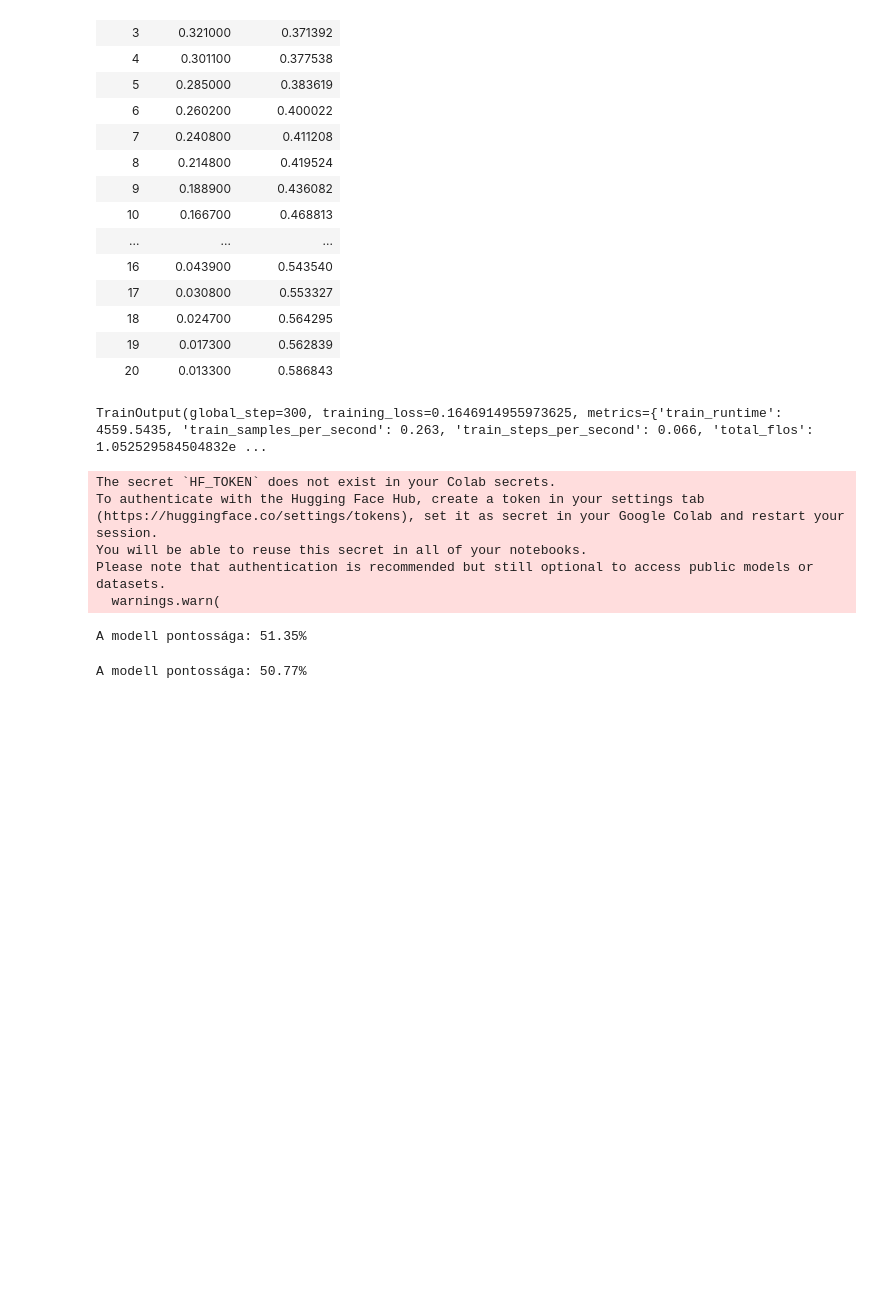
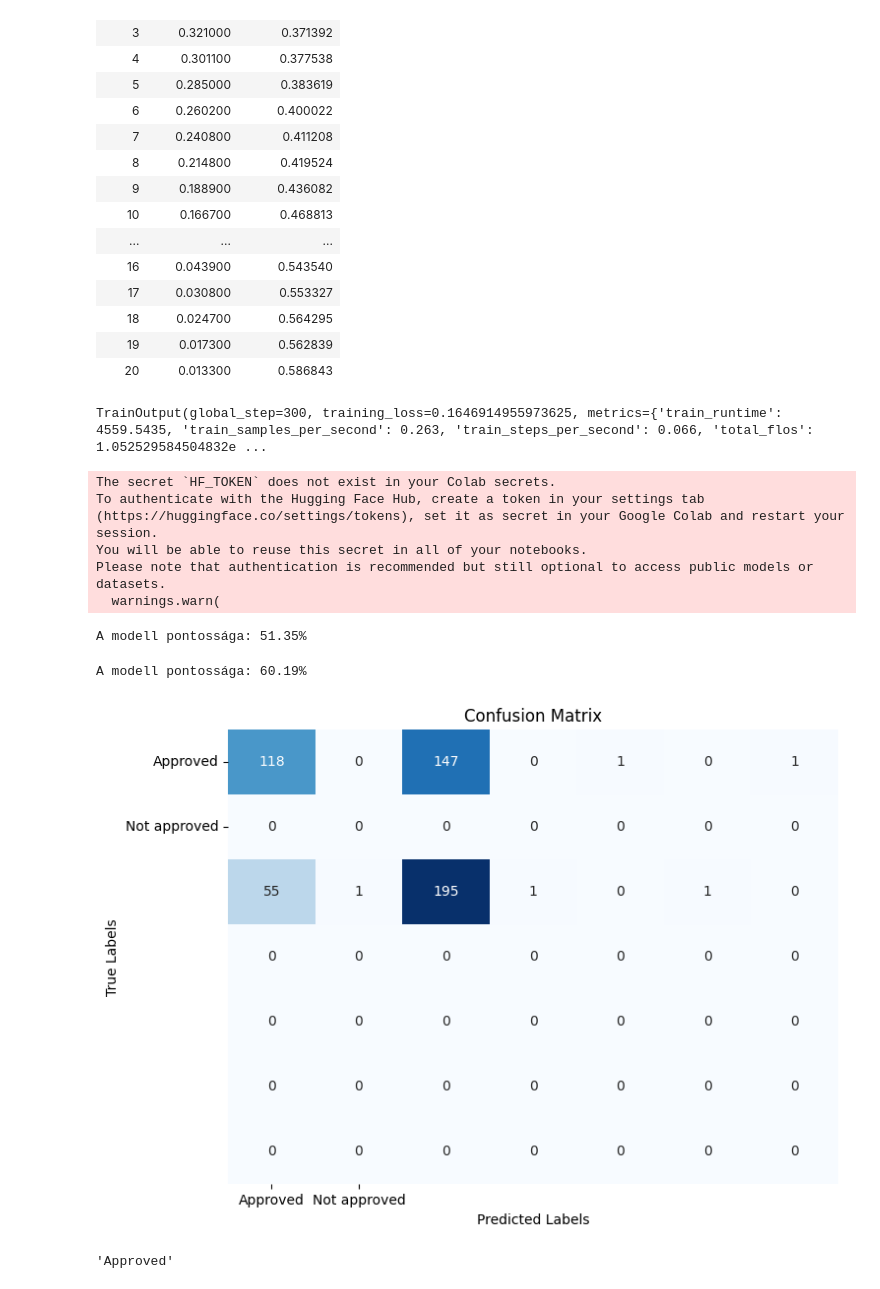
Before and after one commit to simnpeter/usernameApproving, a Jupyter notebook: Mistral.ipynb, the cells around one changed output. Saved outputs shown, nothing was run; the diff lists cells and outputs as text; code cells hidden in the pictures; blank space fills up the shorter version.

```diff
--- a/Mistral.ipynb
+++ b/Mistral.ipynb
@@ -127,8 +121,8 @@ def generate_response(prompt, model):
   decoded_output = tokenizer.batch_decode(generated_ids)
 
   response = decoded_output[0].replace(prompt, "")
-  answer = response.split()[-2:]
-  answer = answer[-1].replace("</s>", "").strip()
+  answer = response.split('\n')[-1:]
+  answer = answer[-1].replace(".</s>", "").replace("</s>", "").strip()
   answer = answer[0].upper() + answer[1:]
   return answer
 # %%
@@ -339,7 +333,10 @@ from transformers import AutoModelForCausalLM, AutoTokenizer
 saved_model_path = "/content/drive/MyDrive/Colab Notebooks/Mistral_model_epoch"
 
 # Load the model and tokenizer
-model = AutoModelForCausalLM.from_pretrained(saved_model_path)
+model = AutoModelForCausalLM.from_pretrained(saved_model_path,
+                                             device_map='auto',
+                                             quantization_config=nf4_config,
+                                             use_cache=False)
 tokenizer = AutoTokenizer.from_pretrained(saved_model_path)
 tokenizer.pad_token = tokenizer.eos_token
 tokenizer.padding_side = "right"
@@ -373,4 +370,27 @@ accuracy = accuracy_score(true_labels, predicted_labels)
 # Pontosság kiírása
 print(f"A modell pontossága: {accuracy * 100:.2f}%")
 # %% [output]
-A modell pontossága: 50.77%
+A modell pontossága: 60.19%
+# %%
+from sklearn.metrics import confusion_matrix
+import seaborn as sns
+import matplotlib.pyplot as plt
+
+class_names = ['Approved', 'Not approved']
+
+# Compute confusion matrix
+conf_matrix = confusion_matrix(true_labels, predicted_labels)
+
+# Plot confusion matrix
+plt.figure(figsize=(8, 6))
+sns.heatmap(conf_matrix, annot=True, fmt="d", cmap="Blues", cbar=False, xticklabels=class_names, yticklabels=class_names)
+plt.xlabel("Predicted Labels")
+plt.ylabel("True Labels")
+plt.title("Confusion Matrix")
+plt.show()
+# %% [output]
+[figure, added]
+# %%
+generate_response("<s>### Instruction:\nIn the following prompt, you will be given a username. Please determine if it is approvable by responding with either 'Approved' or 'Not approved'.\n\n### Input:\npeterke\n\n### Response:", model)
+# %% [output]
+'Approved'
```
Also changed, not shown: parts of 4 cells of this notebook.
